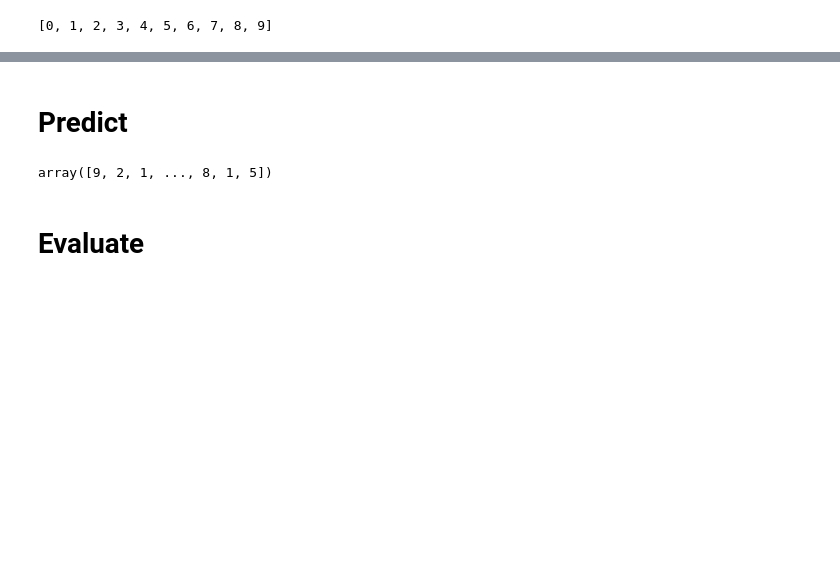
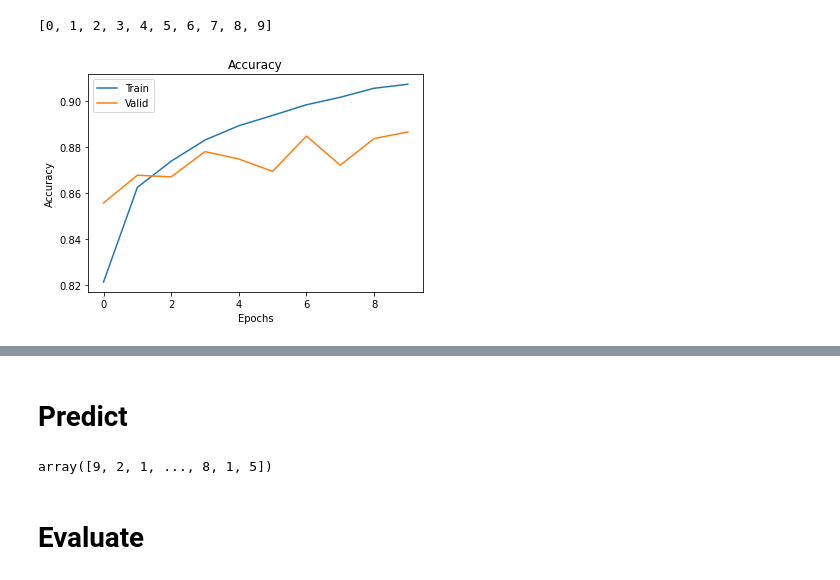
Before and after one commit to ManojKumarTiwari/Tensorflow2AndKeras, a Jupyter notebook: 1_Classification_MLP.ipynb, the cells around one changed output, grey strips where cells are left out. Drawn from its saved outputs; the diff is of its cells as text; code cells hidden in the pictures; blank space fills up the shorter version.

```diff
--- a/1_Classification_MLP.ipynb
+++ b/1_Classification_MLP.ipynb
@@ -257,3 +267,14 @@ history.params
 history.epoch
 # %% [output]
 [0, 1, 2, 3, 4, 5, 6, 7, 8, 9]
+# %%
+# Plot the training and validation accuracy vs epochs
+plt.plot(history.history['accuracy'])
+plt.plot(history.history['val_accuracy'])
+plt.title("Accuracy")
+plt.xlabel("Epochs")
+plt.ylabel("Accuracy")
+plt.legend(["Train", "Valid"])
+plt.show()
+# %% [output]
+[figure, added]
```
Also changed, not shown: parts of 19 cells of this notebook.
